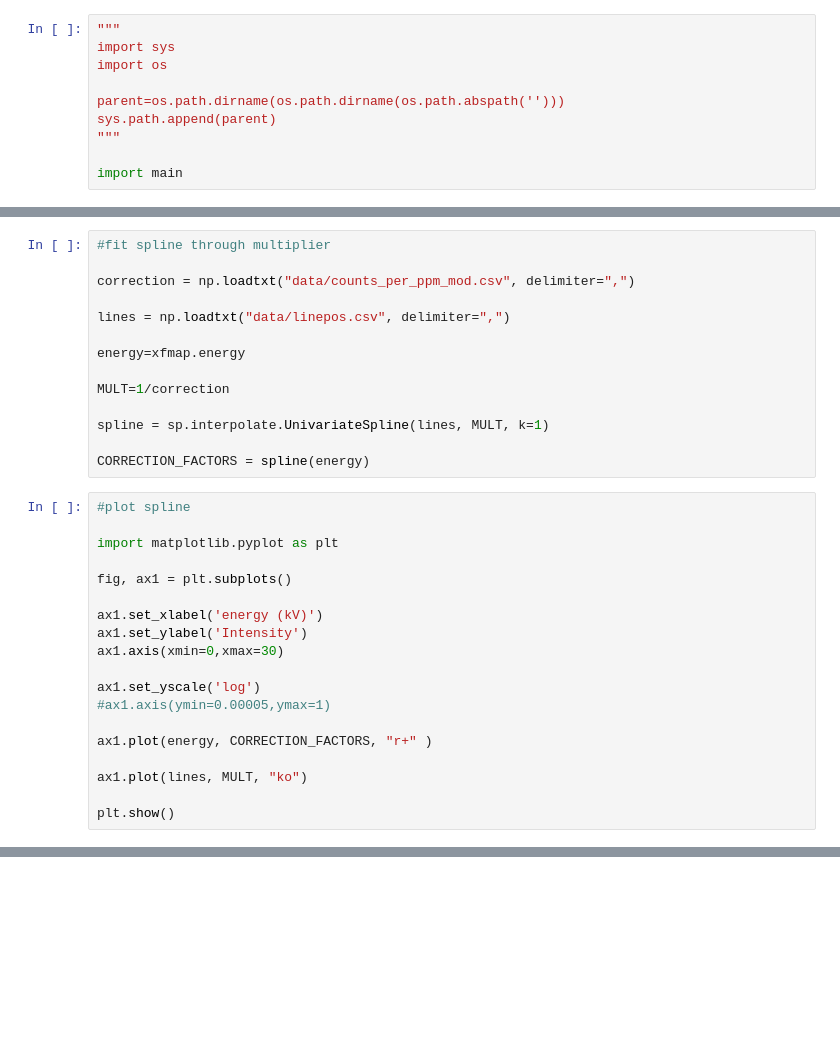
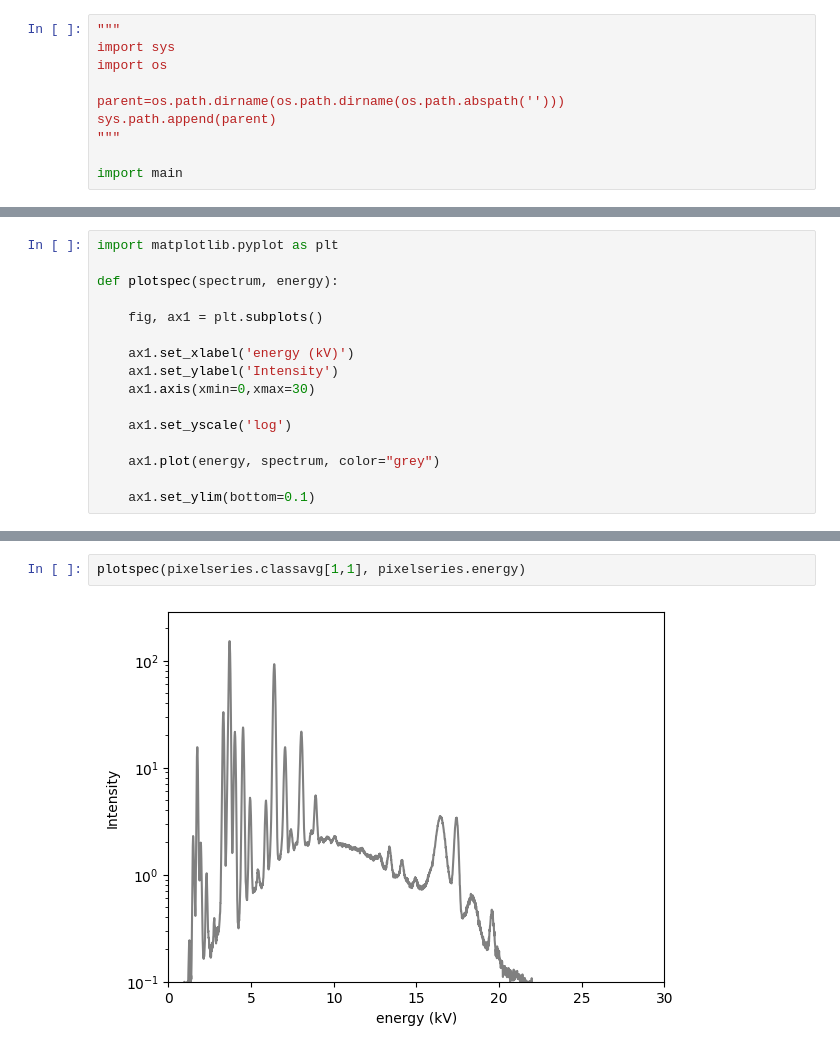
Before and after one commit to lachlanc61/ColourspecXFM, a Jupyter notebook: fitting.ipynb, the cells around one changed output, grey strips where cells are left out. Drawn from its saved outputs; the diff is of its cells as text; blank space fills up the shorter version.

```diff
--- a/fitting.ipynb
+++ b/fitting.ipynb
@@ -52,33 +41,16 @@ correction.shape
-# %%
-#fit spline through multiplier
-
-correction = np.loadtxt("data/counts_per_ppm_mod.csv", delimiter=",")
-
-lines = np.loadtxt("data/linepos.csv", delimiter=",")
-
-energy=xfmap.energy
-
-MULT=1/correction
-
-spline = sp.interpolate.UnivariateSpline(lines, MULT, k=1)
-
-CORRECTION_FACTORS = spline(energy)
 # %%
-#plot spline
-
 import matplotlib.pyplot as plt
 
-fig, ax1 = plt.subplots()
+def plotspec(spectrum, energy):
 
-ax1.set_xlabel('energy (kV)')
-ax1.set_ylabel('Intensity')
-ax1.axis(xmin=0,xmax=30)
+    fig, ax1 = plt.subplots()
 
-ax1.set_yscale('log')
-#ax1.axis(ymin=0.00005,ymax=1)
+    ax1.set_xlabel('energy (kV)')
+    ax1.set_ylabel('Intensity')
+    ax1.axis(xmin=0,xmax=30)
 
-ax1.plot(energy, CORRECTION_FACTORS, "r+" )
+    ax1.set_yscale('log')
 
-ax1.plot(lines, MULT, "ko")
+    ax1.plot(energy, spectrum, color="grey")
 
-plt.show()
+    ax1.set_ylim(bottom=0.1)
@@ -141,0 +57,4 @@ estconc(pixelseries.data[0,10000],50)
+# %%
+plotspec(pixelseries.classavg[1,1], pixelseries.energy)
+# %% [output]
+[figure, added]
```
Also changed, not shown: parts of 12 cells of this notebook, 7 other files.
